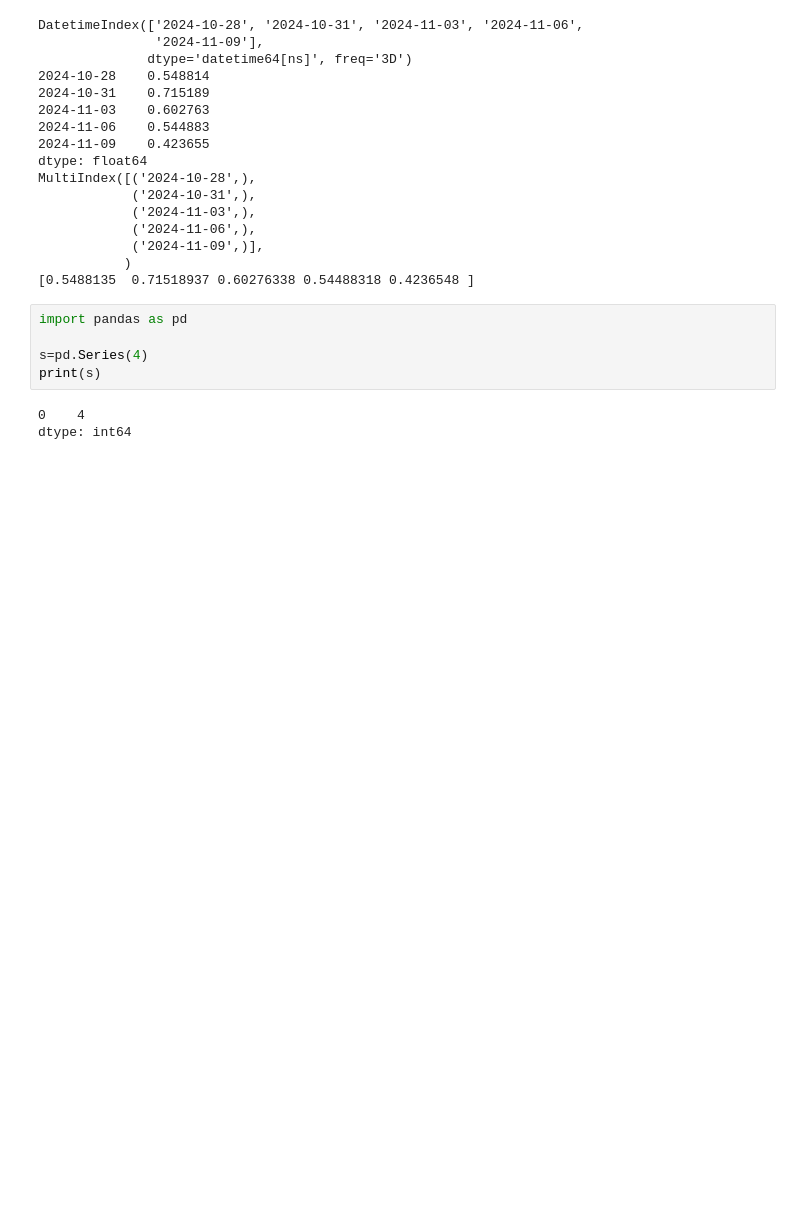
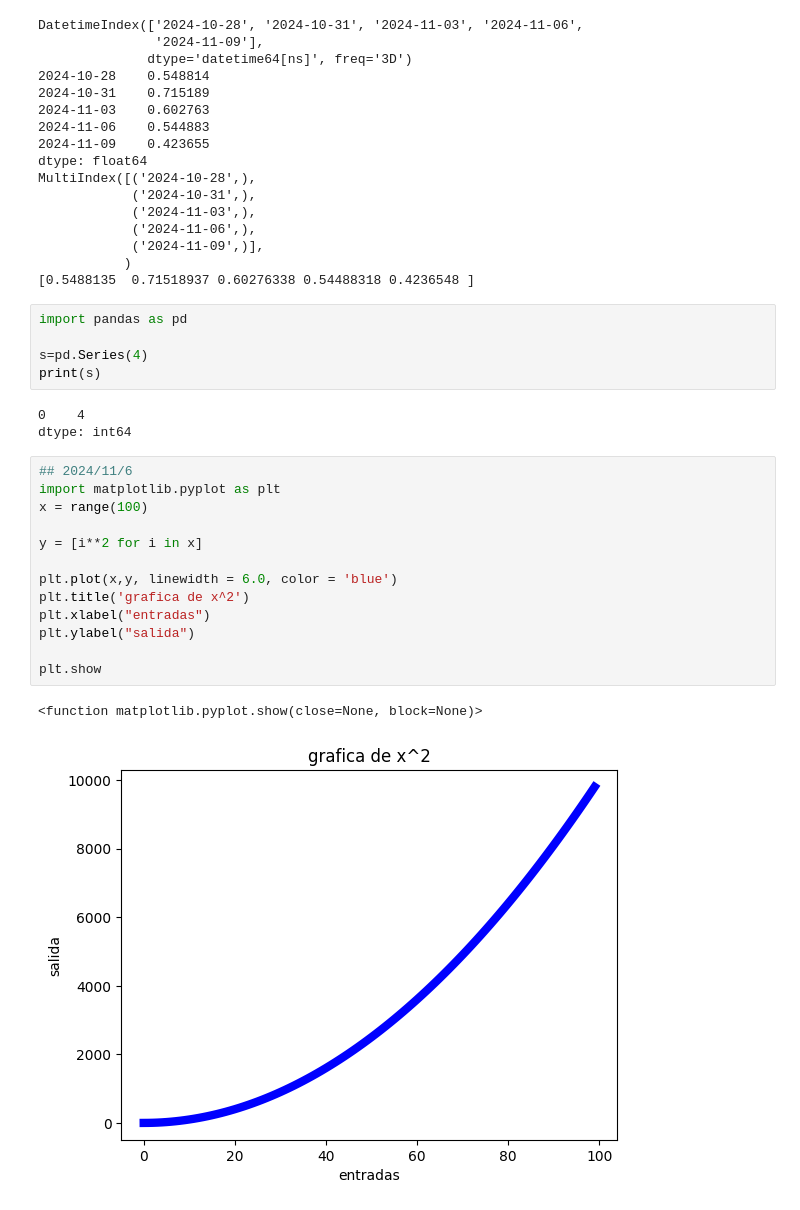
Before and after one commit to Jsssus/JesusSIC, a Jupyter notebook: UNIDAD_07/clase.ipynb, the cells around one changed output. Saved outputs shown, nothing was run; the diff lists cells and outputs as text; blank space fills up the shorter version.

```diff
--- a/UNIDAD_07/clase.ipynb
+++ b/UNIDAD_07/clase.ipynb
@@ -115,3 +115,19 @@ print(s)
 # %% [output]
 0    4
 dtype: int64
+# %%
+## 2024/11/6
+import matplotlib.pyplot as plt
+x = range(100)
+
+y = [i**2 for i in x]
+
+plt.plot(x,y, linewidth = 6.0, color = 'blue')
+plt.title('grafica de x^2')
+plt.xlabel("entradas")
+plt.ylabel("salida")
+
+plt.show
+# %% [output]
+<function matplotlib.pyplot.show(close=None, block=None)>
+[figure, added]
```
Also changed, not shown: parts of 7 cells of this notebook, 2 other files.
